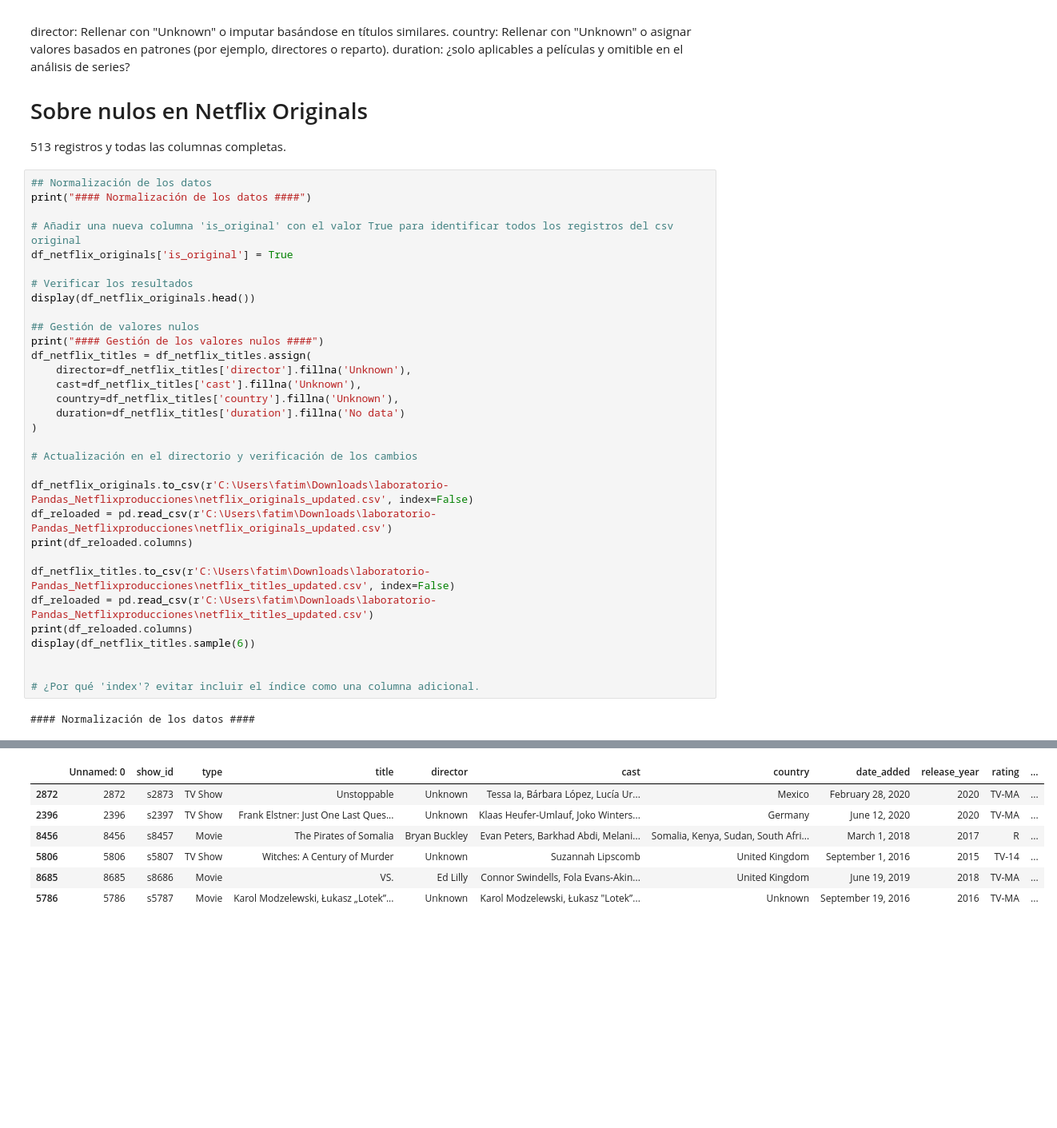
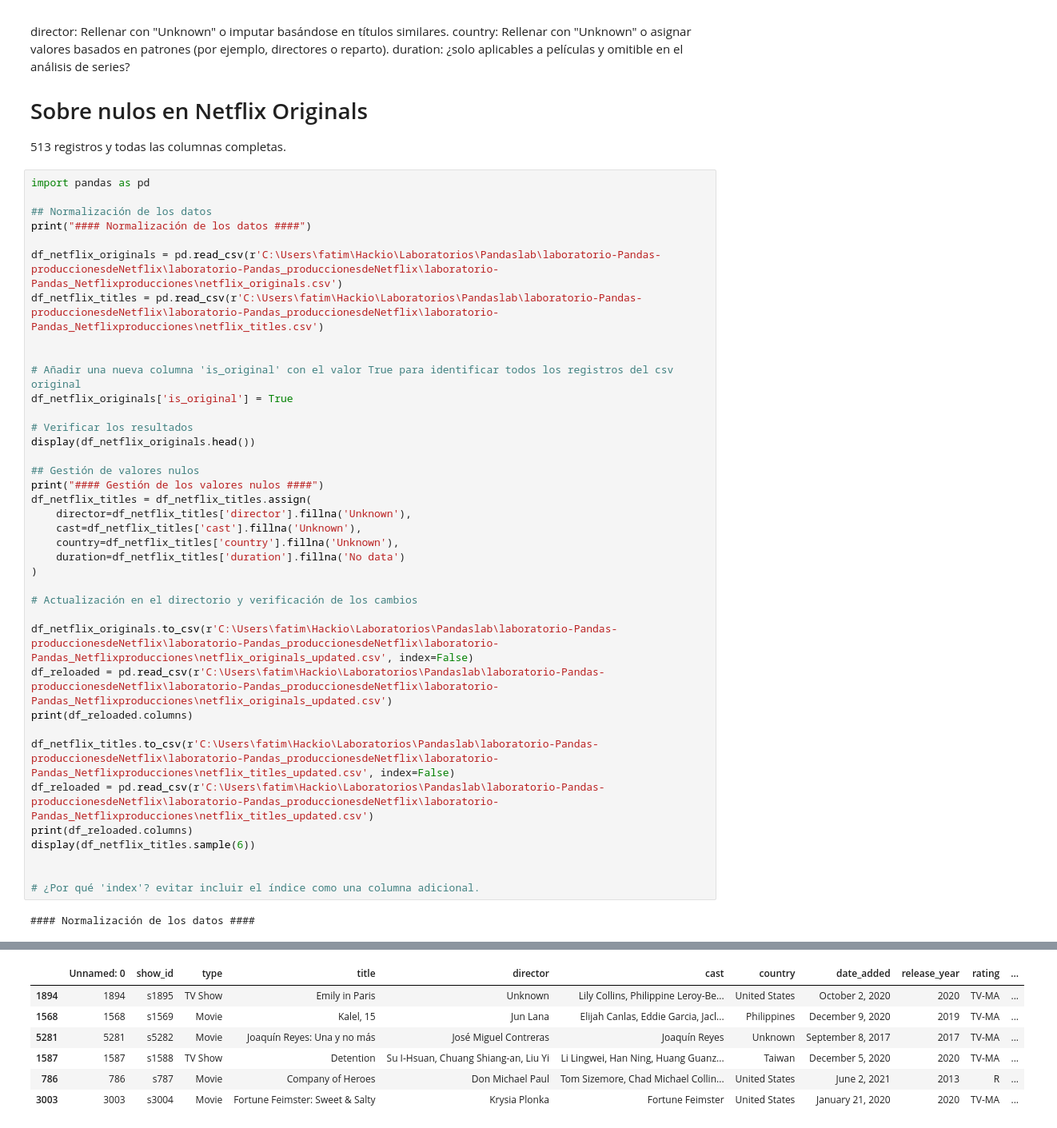
Before and after one commit to fatimaef/laboratorio-Pandas_produccionesdeNetflix, a Jupyter notebook: laboratorio-Pandas_Netflixproducciones/labPandas_Netflix_produccionestotales.ipynb, the cells around one changed output, grey strips where cells are left out. Shown at 80% size. Saved outputs shown, nothing was run; the diff lists cells and outputs as text; blank space fills up the shorter version.

```diff
--- a/laboratorio-Pandas_Netflixproducciones/labPandas_Netflix_produccionestotales.ipynb
+++ b/laboratorio-Pandas_Netflixproducciones/labPandas_Netflix_produccionestotales.ipynb
@@ -114,8 +114,14 @@ duration: ¿solo aplicables a películas y omitible en el análisis de series?
 # Sobre nulos en Netflix Originals
 513 registros y todas las columnas completas.
 # %%
+import pandas as pd
+
 ## Normalización de los datos
 print("#### Normalización de los datos ####")
+
+df_netflix_originals = pd.read_csv(r'C:\Users\fatim\Hackio\Laboratorios\Pandaslab\laboratorio-Pandas-produccionesdeNetflix\laboratorio-Pandas_produccionesdeNetflix\laboratorio-Pandas_Netflixproducciones\netflix_originals.csv')
+df_netflix_titles = pd.read_csv(r'C:\Users\fatim\Hackio\Laboratorios\Pandaslab\laboratorio-Pandas-produccionesdeNetflix\laboratorio-Pandas_produccionesdeNetflix\laboratorio-Pandas_Netflixproducciones\netflix_titles.csv')
+
 
 # Añadir una nueva columna 'is_original' con el valor True para identificar todos los registros del csv original
 df_netflix_originals['is_original'] = True
@@ -131,43 +137,43 @@ df_netflix_titles = df_netflix_titles.assign(
     country=df_netflix_titles['country'].fillna('Unknown'),
     duration=df_netflix_titles['duration'].fillna('No data')
 )
 
 # Actualización en el directorio y verificación de los cambios
 
-df_netflix_originals.to_csv(r'C:\Users\fatim\Downloads\laboratorio-Pandas_Netflixproducciones\netflix_originals_updated.csv', index=False)
-df_reloaded = pd.read_csv(r'C:\Users\fatim\Downloads\laboratorio-Pandas_Netflixproducciones\netflix_originals_updated.csv')
+df_netflix_originals.to_csv(r'C:\Users\fatim\Hackio\Laboratorios\Pandaslab\laboratorio-Pandas-produccionesdeNetflix\laboratorio-Pandas_produccionesdeNetflix\laboratorio-Pandas_Netflixproducciones\netflix_originals_updated.csv', index=False)
+df_reloaded = pd.read_csv(r'C:\Users\fatim\Hackio\Laboratorios\Pandaslab\laboratorio-Pandas-produccionesdeNetflix\laboratorio-Pandas_produccionesdeNetflix\laboratorio-Pandas_Netflixproducciones\netflix_originals_updated.csv')
 print(df_reloaded.columns)
 
-df_netflix_titles.to_csv(r'C:\Users\fatim\Downloads\laboratorio-Pandas_Netflixproducciones\netflix_titles_updated.csv', index=False)
-df_reloaded = pd.read_csv(r'C:\Users\fatim\Downloads\laboratorio-Pandas_Netflixproducciones\netflix_titles_updated.csv')
+df_netflix_titles.to_csv(r'C:\Users\fatim\Hackio\Laboratorios\Pandaslab\laboratorio-Pandas-produccionesdeNetflix\laboratorio-Pandas_produccionesdeNetflix\laboratorio-Pandas_Netflixproducciones\netflix_titles_updated.csv', index=False)
+df_reloaded = pd.read_csv(r'C:\Users\fatim\Hackio\Laboratorios\Pandaslab\laboratorio-Pandas-produccionesdeNetflix\laboratorio-Pandas_produccionesdeNetflix\laboratorio-Pandas_Netflixproducciones\netflix_titles_updated.csv')
 print(df_reloaded.columns)
 display(df_netflix_titles.sample(6))
 
 
 # ¿Por qué 'index'? evitar incluir el índice como una columna adicional.
 # %% [output]
 #### Normalización de los datos ####
 |  | Unnamed: 0 | Title | Genre | Premiere | Runtime | IMDB Score | Language | is_original |
 | 0 | 0 | Enter the Anime | Documentary | August 5, 2019 | 58 | 2.5 | English/Japanese | True |
 | 1 | 1 | Dark Forces | Thriller | August 21, 2020 | 81 | 2.6 | Spanish | True |
 | 2 | 2 | The App | Science fiction/Drama | December 26, 2019 | 79 | 2.6 | Italian | True |
 | 3 | 3 | The Open House | Horror thriller | January 19, 2018 | 94 | 3.2 | English | True |
 | 4 | 4 | Kaali Khuhi | Mystery | October 30, 2020 | 90 | 3.4 | Hindi | True |
 #### Gestión de los valores nulos ####
 Index(['Unnamed: 0', 'Title', 'Genre', 'Premiere', 'Runtime', 'IMDB Score',
        'Language', 'is_original'],
       dtype='object')
 Index(['Unnamed: 0', 'show_id', 'type', 'title', 'director', 'cast', 'country',
        'date_added', 'release_year', 'rating', 'duration', 'listed_in',
        'description'],
       dtype='object')
 |  | Unnamed: 0 | show_id | type | title | director | cast | country | date_added | release_year | rating | ... |
-| 2872 | 2872 | s2873 | TV Show | Unstoppable | Unknown | Tessa Ia, Bárbara López, Lucía Ur... | Mexico | February 28, 2020 | 2020 | TV-MA | ... |
-| 2396 | 2396 | s2397 | TV Show | Frank Elstner: Just One Last Ques... | Unknown | Klaas Heufer-Umlauf, Joko Winters... | Germany | June 12, 2020 | 2020 | TV-MA | ... |
-| 8456 | 8456 | s8457 | Movie | The Pirates of Somalia | Bryan Buckley | Evan Peters, Barkhad Abdi, Melani... | Somalia, Kenya, Sudan, South Afri... | March 1, 2018 | 2017 | R | ... |
-| 5806 | 5806 | s5807 | TV Show | Witches: A Century of Murder | Unknown | Suzannah Lipscomb | United Kingdom | September 1, 2016 | 2015 | TV-14 | ... |
-| 8685 | 8685 | s8686 | Movie | VS. | Ed Lilly | Connor Swindells, Fola Evans-Akin... | United Kingdom | June 19, 2019 | 2018 | TV-MA | ... |
-| 5786 | 5786 | s5787 | Movie | Karol Modzelewski, Łukasz „Lotek”... | Unknown | Karol Modzelewski, Łukasz "Lotek”... | Unknown | September 19, 2016 | 2016 | TV-MA | ... |
+| 1894 | 1894 | s1895 | TV Show | Emily in Paris | Unknown | Lily Collins, Philippine Leroy-Be... | United States | October 2, 2020 | 2020 | TV-MA | ... |
+| 1568 | 1568 | s1569 | Movie | Kalel, 15 | Jun Lana | Elijah Canlas, Eddie Garcia, Jacl... | Philippines | December 9, 2020 | 2019 | TV-MA | ... |
+| 5281 | 5281 | s5282 | Movie | Joaquín Reyes: Una y no más | José Miguel Contreras | Joaquín Reyes | Unknown | September 8, 2017 | 2017 | TV-MA | ... |
+| 1587 | 1587 | s1588 | TV Show | Detention | Su I-Hsuan, Chuang Shiang-an, Liu Yi | Li Lingwei, Han Ning, Huang Guanz... | Taiwan | December 5, 2020 | 2020 | TV-MA | ... |
+| 786 | 786 | s787 | Movie | Company of Heroes | Don Michael Paul | Tom Sizemore, Chad Michael Collin... | United States | June 2, 2021 | 2013 | R | ... |
+| 3003 | 3003 | s3004 | Movie | Fortune Feimster: Sweet & Salty | Krysia Plonka | Fortune Feimster | United States | January 21, 2020 | 2020 | TV-MA | ... |
 # %%
 
     # Estadísticas descriptivas de las producciones originales de Netflix
```
Also changed, not shown: parts of 1 cell of this notebook, 5 other files.
